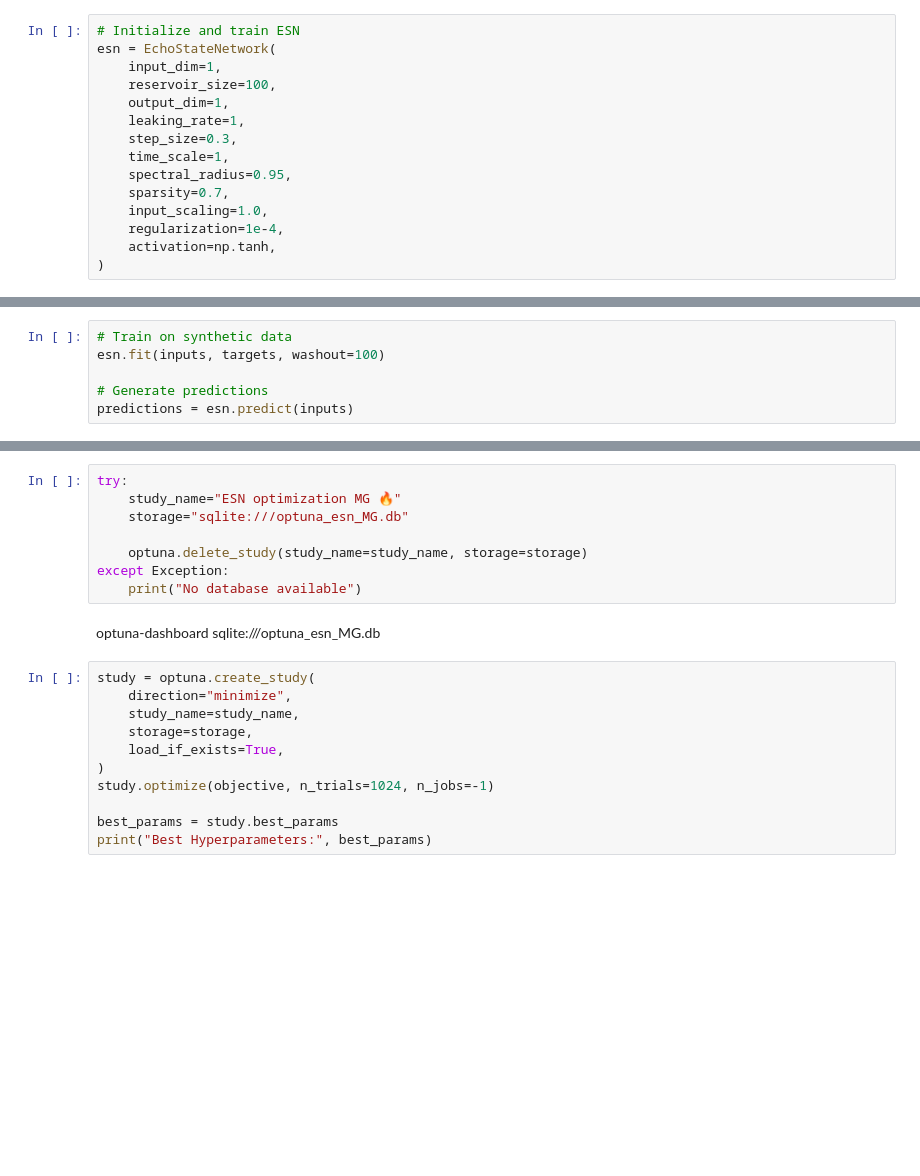
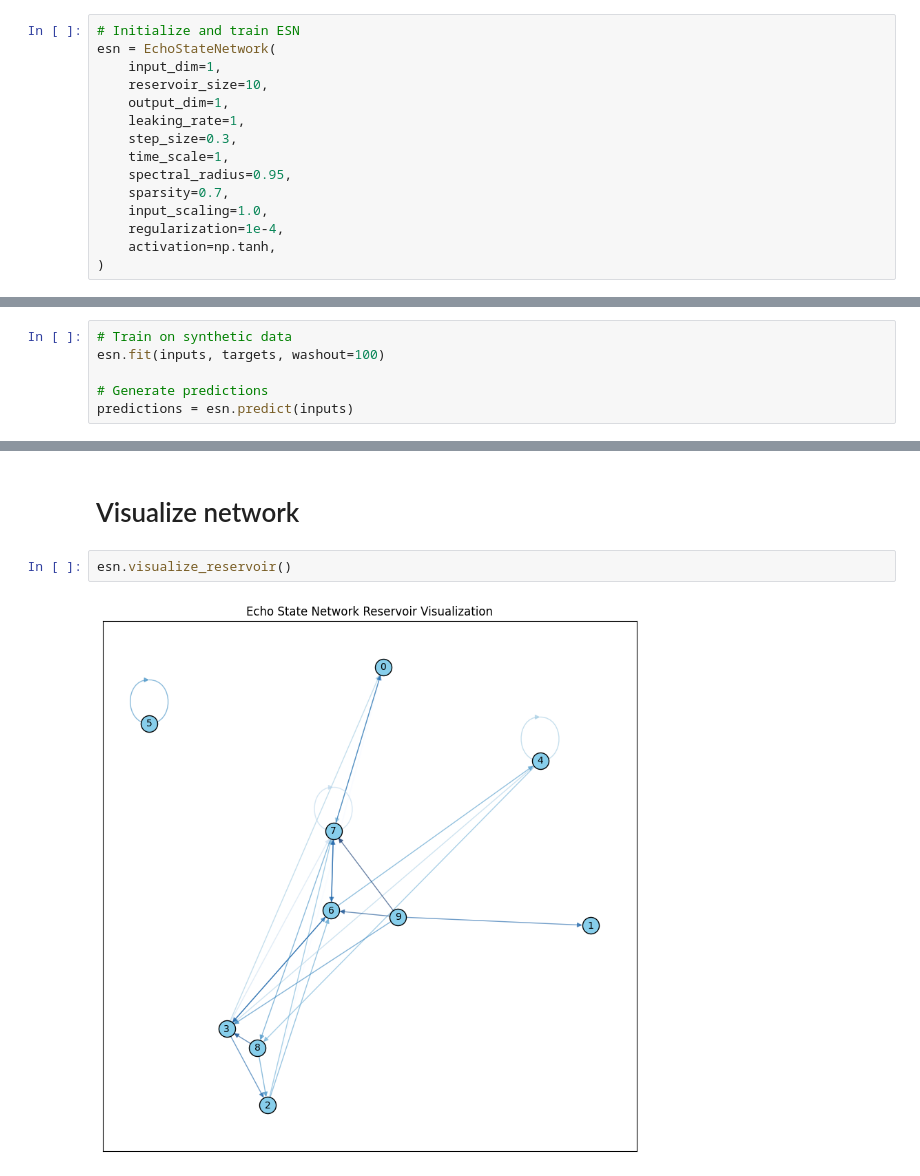
Before and after one commit to TMKamsma/Pyontronics, a Jupyter notebook: demo.ipynb, the cells around one changed output, grey strips where cells are left out. Saved outputs shown, nothing was run; the diff lists cells and outputs as text; blank space fills up the shorter version.

```diff
--- a/demo.ipynb
+++ b/demo.ipynb
@@ -105,7 +107,7 @@ plt.savefig("output/mg_phase_space_plot.png")
 # Initialize and train ESN
 esn = EchoStateNetwork(
     input_dim=1,
-    reservoir_size=100,
+    reservoir_size=10,
     output_dim=1,
     leaking_rate=1,
     step_size=0.3,
@@ -223,21 +147,6 @@ def objective(trial):
-# %%
-try:
-    study_name="ESN optimization MG 🔥"
-    storage="sqlite:///optuna_esn_MG.db"
-
-    optuna.delete_study(study_name=study_name, storage=storage)
-except Exception:
-    print("No database available")
-# %% [markdown]
-optuna-dashboard sqlite:///optuna_esn_MG.db
-# %%
-study = optuna.create_study(
-    direction="minimize",
-    study_name=study_name,
-    storage=storage,
-    load_if_exists=True,
-)
-study.optimize(objective, n_trials=1024, n_jobs=-1)
-
-best_params = study.best_params
-print("Best Hyperparameters:", best_params)
+# %% [markdown]
+# Visualize network
+# %%
+esn.visualize_reservoir()
+# %% [output]
+[figure, added]
```
Also changed, not shown: parts of 8 cells of this notebook, 2 other files.
